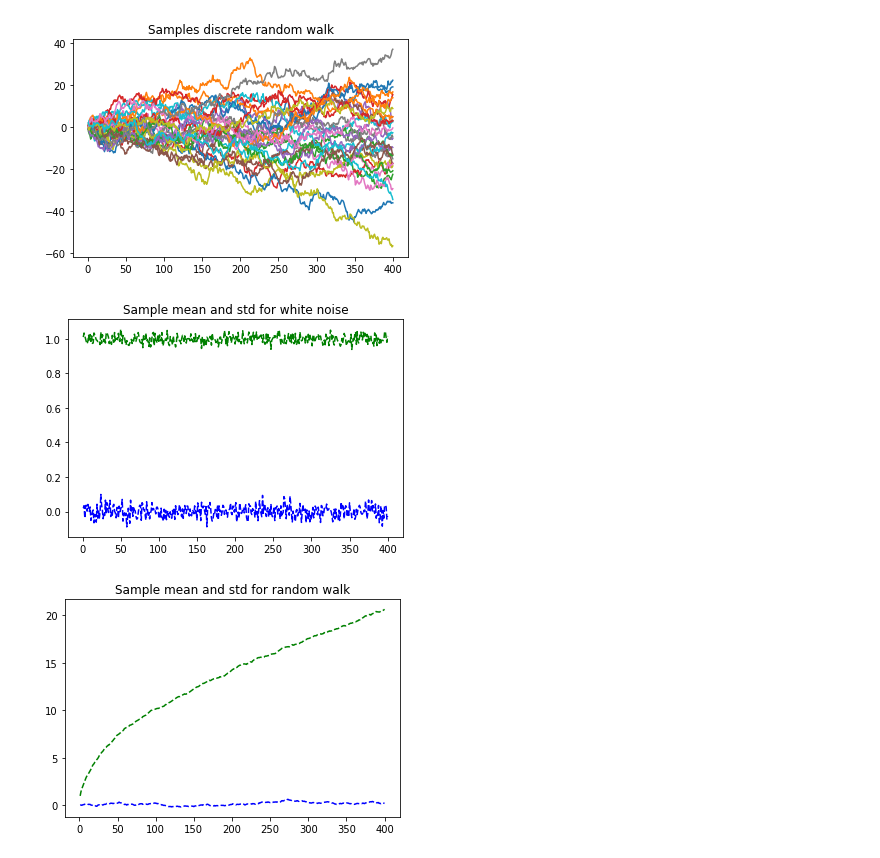
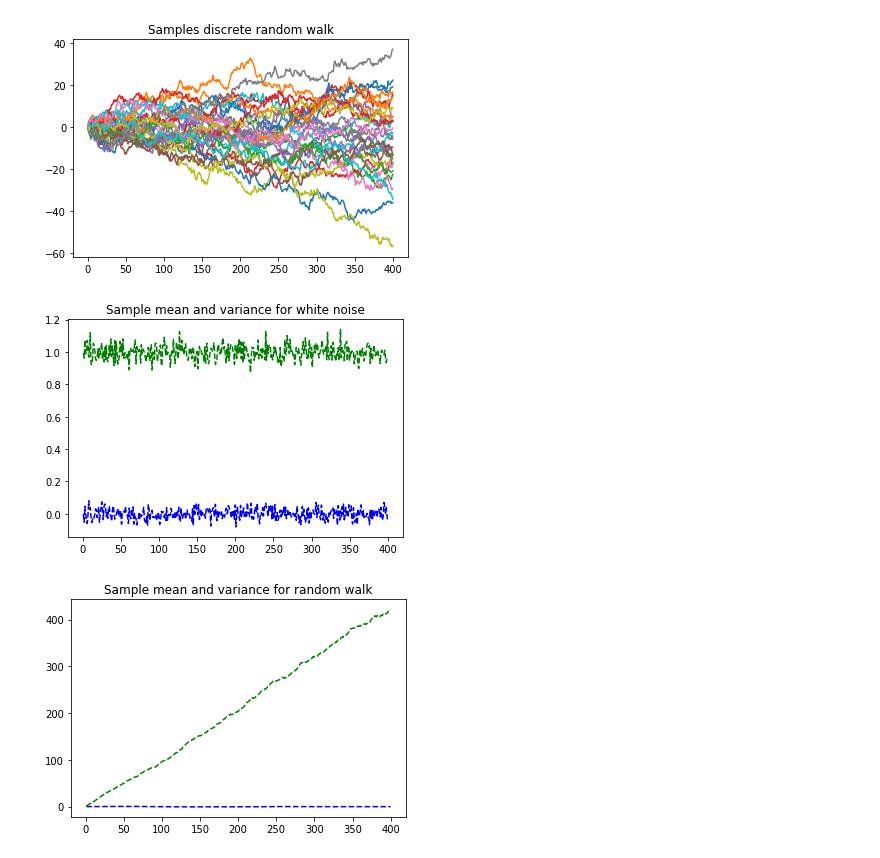
Before and after one commit to robot144/sde, a Jupyter notebook: 1_random_walk.ipynb, the cells around one changed output. Cells and saved outputs as stored; diff of their text form; code cells hidden in the pictures.

```diff
--- a/1_random_walk.ipynb
+++ b/1_random_walk.ipynb
@@ -63,28 +64,28 @@ plt.show()
 # %%
 n=400 #length of series
 s=1000 # number of samples
 i_all = np.arange(n)+1 #[1,...,n] Note that python is zero base for indexing
 N_i = randn(n,s)
 W_i = np.cumsum(N_i,axis=0)
 
 # compute and plot some statistics
 mean_N_i = np.mean(N_i,axis=1)
 std_N_i  = np.std(N_i,axis=1)
 
 mean_W_i = np.mean(W_i,axis=1)
 std_W_i  = np.std(W_i,axis=1)
 
 # first plot the series
 plt.plot(i_all,mean_N_i,'b--')
-plt.plot(i_all,std_N_i,'g--')
-plt.title("Sample mean and std for white noise")
+plt.plot(i_all,std_N_i**2,'g--')
+plt.title("Sample mean and variance for white noise")
 plt.show()
 
 plt.plot(i_all,mean_W_i,'b--')
-plt.plot(i_all,std_W_i,'g--')
-plt.title("Sample mean and std for random walk")
+plt.plot(i_all,std_W_i**2,'g--')
+plt.title("Sample mean and variance for random walk")
 plt.show()
 # re-run and play with sample size s
 # %% [output]
-[figure, old version]
+[figure, new version]
-[figure, old version]
+[figure, new version]
```
Also changed, not shown: parts of 4 cells of this notebook.
